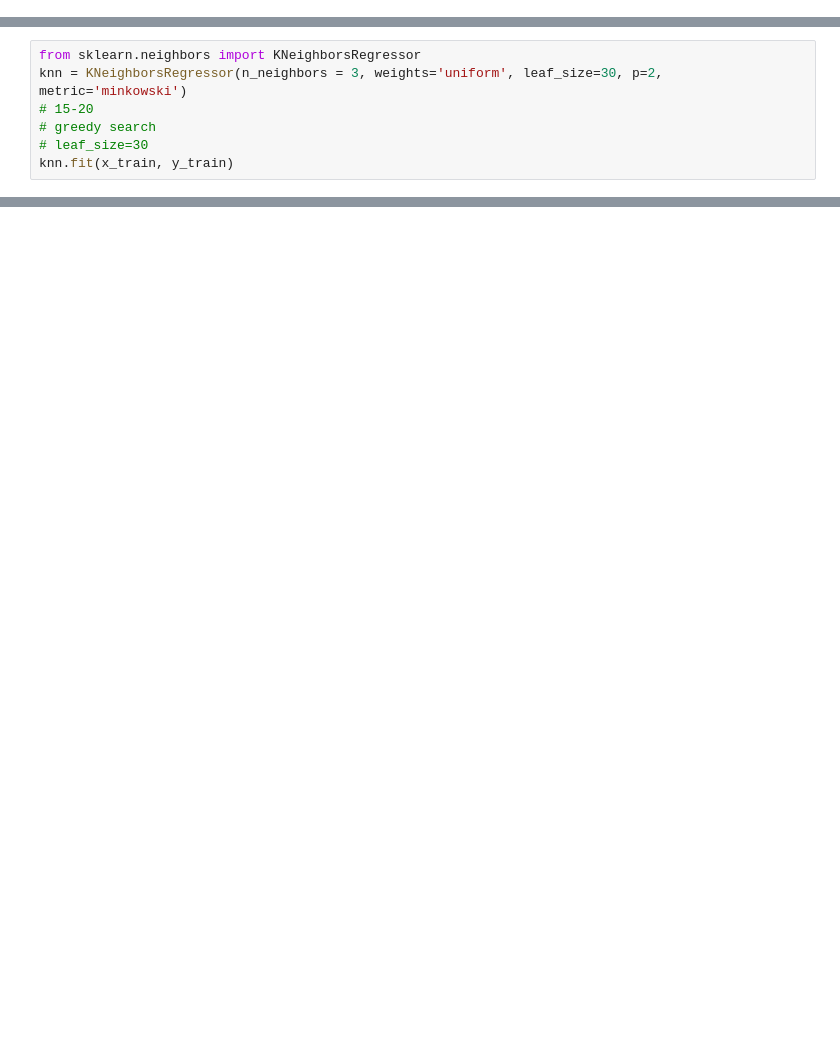
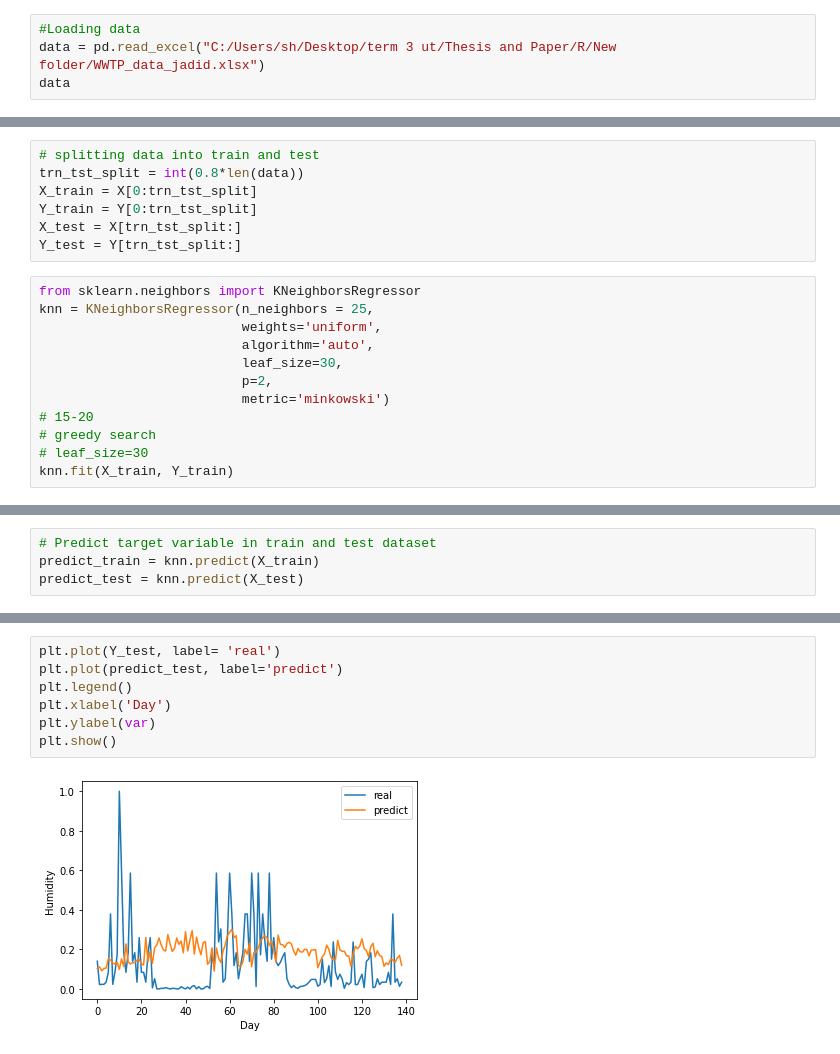
Before and after one commit to amroohi/Predict-wastewater, a Jupyter notebook: Python packages/KNN.ipynb, the cells around one changed output, grey strips where cells are left out. Cells and saved outputs as stored; diff of their text form; blank space fills up the shorter version.

```diff
--- a/Python packages/KNN.ipynb
+++ b/Python packages/KNN.ipynb
@@ -0,0 +37,4 @@
+# %%
+#Loading data
+data = pd.read_excel("C:/Users/sh/Desktop/term 3 ut/Thesis and Paper/R/New folder/WWTP_data_jadid.xlsx")
+data
@@ -55,8 +236,20 @@ y_test = Y_normalize[split:]
+# %%
+# splitting data into train and test
+trn_tst_split = int(0.8*len(data))
+X_train = X[0:trn_tst_split]
+Y_train = Y[0:trn_tst_split]
+X_test = X[trn_tst_split:]
+Y_test = Y[trn_tst_split:]
 # %%
 from sklearn.neighbors import KNeighborsRegressor
-knn = KNeighborsRegressor(n_neighbors = 3, weights='uniform', leaf_size=30, p=2, metric='minkowski')
+knn = KNeighborsRegressor(n_neighbors = 25,
+                          weights='uniform',
+                          algorithm='auto',
+                          leaf_size=30,
+                          p=2,
+                          metric='minkowski')
 # 15-20
 # greedy search
 # leaf_size=30
-knn.fit(x_train, y_train)
+knn.fit(X_train, Y_train)
 # %% [output]
@@ -129,0 +257,4 @@ from sklearn.metrics import confusion_matrix, classification_report
+# %%
+# Predict target variable in train and test dataset
+predict_train = knn.predict(X_train)
+predict_test = knn.predict(X_test)
@@ -129,0 +301,9 @@ from sklearn.metrics import confusion_matrix, classification_report
+# %%
+plt.plot(Y_test, label= 'real')
+plt.plot(predict_test, label='predict')
+plt.legend()
+plt.xlabel('Day')
+plt.ylabel(var)
+plt.show()
+# %% [output]
+[figure, added]
```
Also changed, not shown: parts of 17 cells of this notebook, 7 other files.
